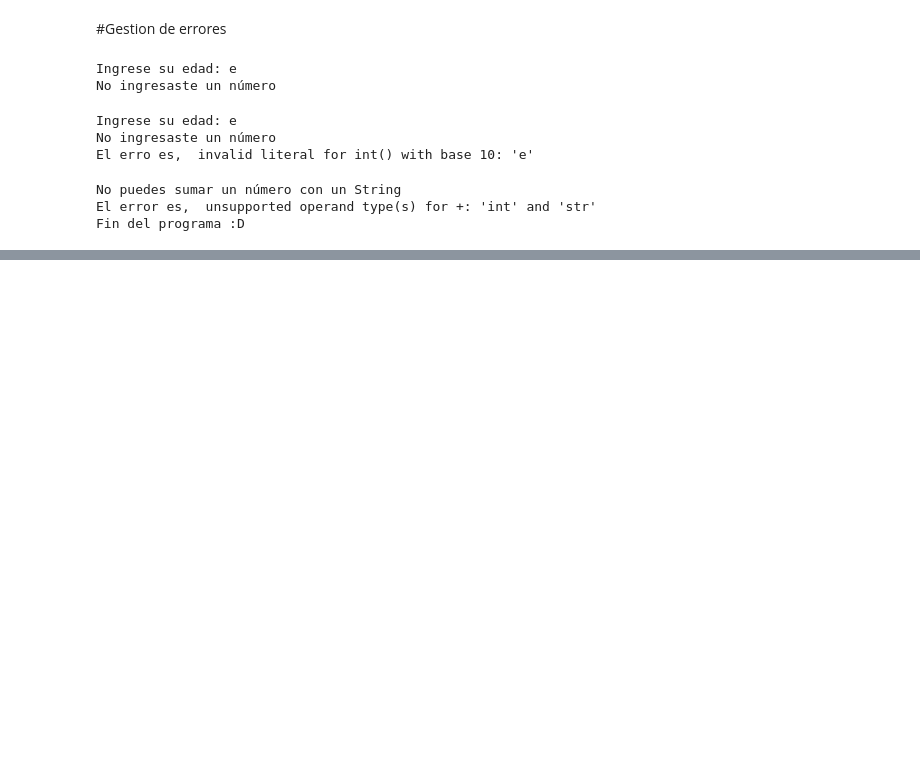
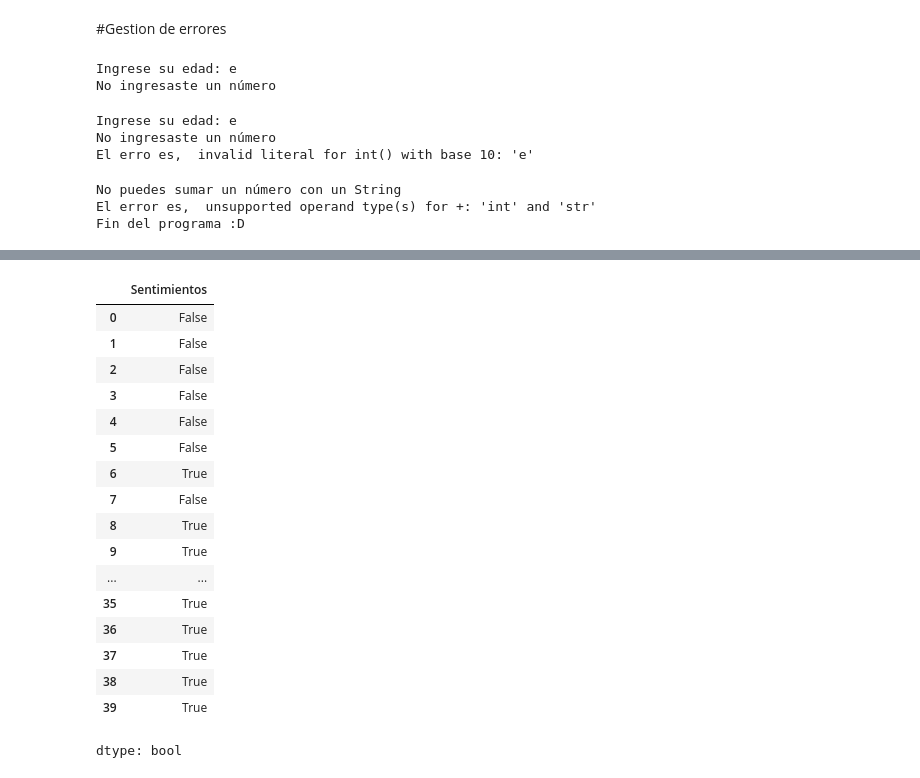
Before and after one commit to Rafael-Diaz-O/Python_pratica, a Jupyter notebook: Untitled3.ipynb, the cells around one changed output, grey strips where cells are left out. Drawn from its saved outputs; the diff is of its cells as text; code cells hidden in the pictures; blank space fills up the shorter version.

```diff
--- a/Untitled3.ipynb
+++ b/Untitled3.ipynb
@@ -1927,0 +1956,21 @@ Fin del programa :D
+# %%
+df_reviews["Sentimientos"] == "Negativo" #Muestra una lista de las cumplen o no con la codicion
+# %% [output]
+|  | Sentimientos |
+| 0 | False |
+| 1 | False |
+| 2 | False |
+| 3 | False |
+| 4 | False |
+| 5 | False |
+| 6 | True |
+| 7 | False |
+| 8 | True |
+| 9 | True |
+| ... | ... |
+| 35 | True |
+| 36 | True |
+| 37 | True |
+| 38 | True |
+| 39 | True |
+dtype: bool
```
Also changed, not shown: parts of 22 cells of this notebook.
